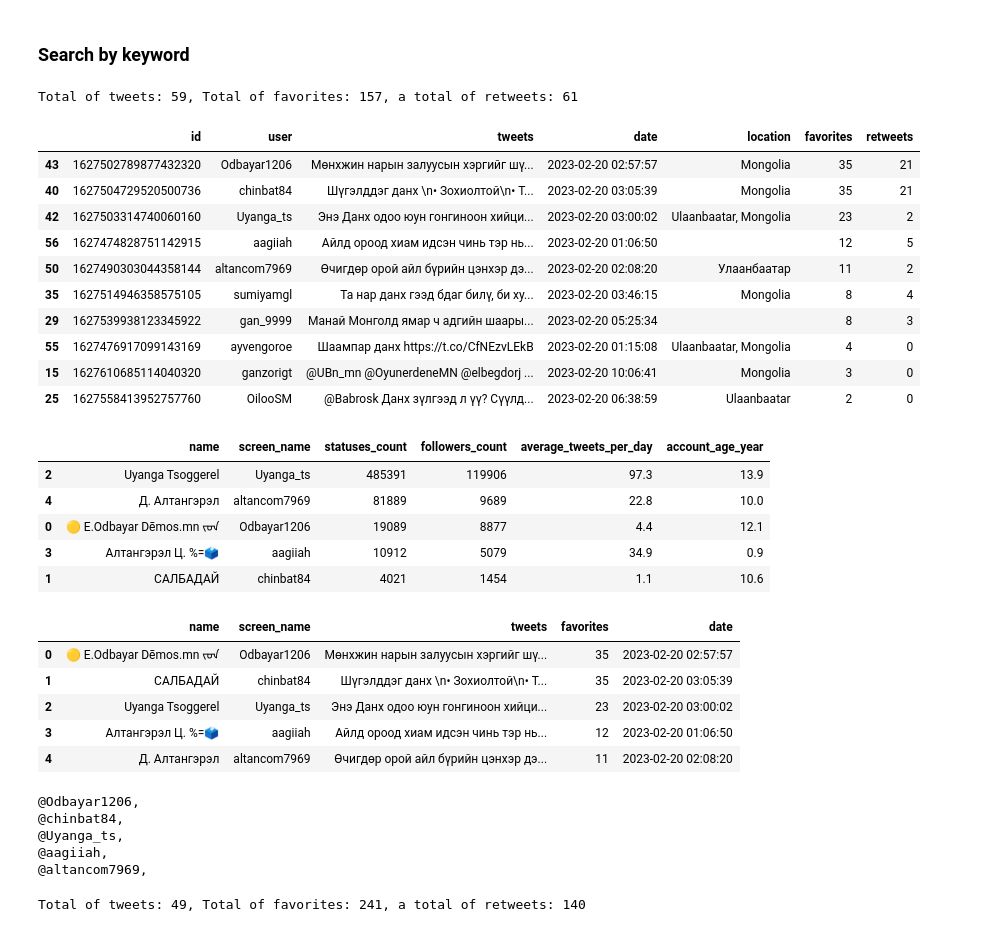
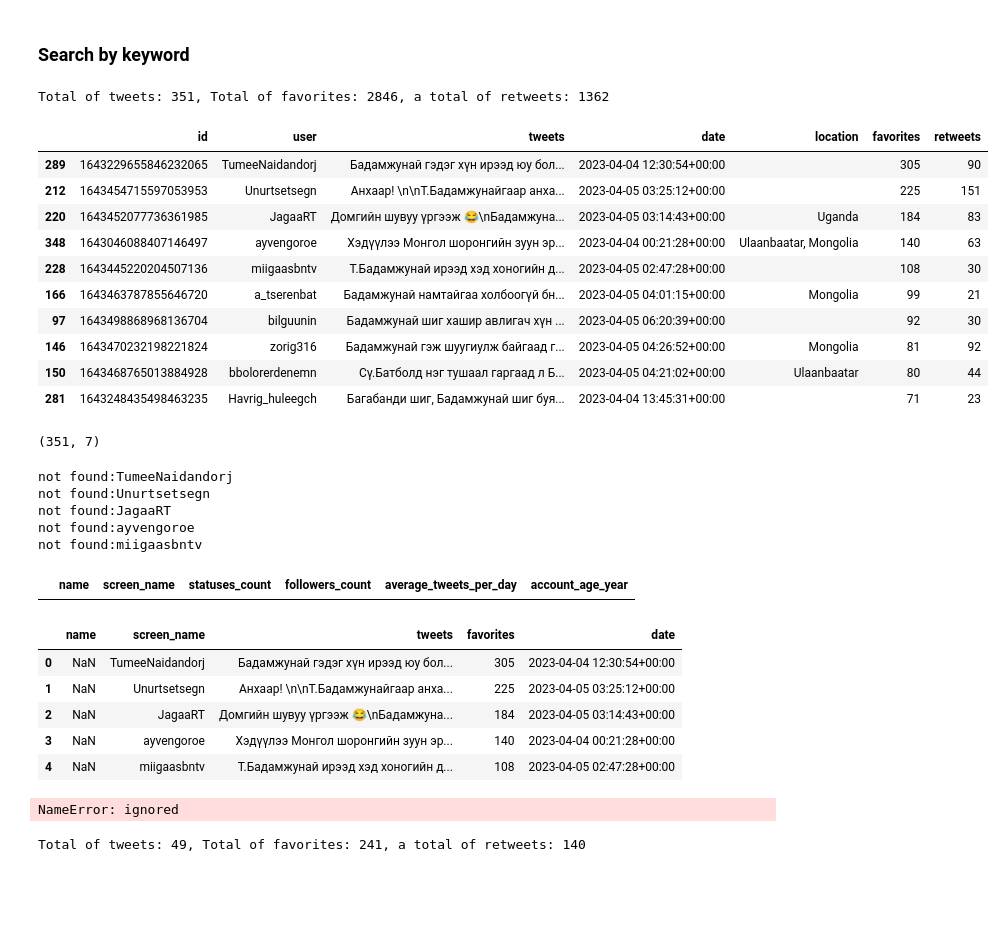
Before and after one commit to byambaa1982/mongol_tweets, a Jupyter notebook: tweets.ipynb, the cells around one changed output. Drawn from its saved outputs; the diff is of its cells as text; code cells hidden in the pictures; blank space fills up the shorter version.

```diff
--- a/tweets.ipynb
+++ b/tweets.ipynb
@@ -92,11 +92,11 @@ def desc_users(account_list):
 def get_tweets_csv(search_words, date_since):
   new_search = search_words + " -filter:retweets"
 
-  tweets = tweepy.Cursor(api.search,
+  tweets = tweepy.Cursor(api.search_tweets,
                               tweet_mode="extended",
                               q=new_search,
                               lang="ru",
-                              since=date_since).items(2000)
+                             ).items(2000)
 
   users_locs = [[tweet.id_str, tweet.user.screen_name, tweet.full_text, tweet.created_at, tweet.user.location
                 ,tweet.favorite_count,tweet.retweet_count] for tweet in tweets]
@@ -392,54 +392,54 @@ plt.show()
 ### Search by keyword
 # %%
 
-DATE="2023-02-20"
-SEARCH_WORD="данх"
+DATE="2023-03-20"
+SEARCH_WORD="Бадамжунай"
 negative = get_tweets_csv(SEARCH_WORD, DATE)
 negative=negative.sort_values("favorites", ascending=False)
 print(f"Total of tweets: {negative.shape[0]}, Total of favorites: {negative.favorites.sum()}, a total of retweets: {negative.retweets.sum()}")
 negative.head(10)
 # %% [output]
-Total of tweets: 59, Total of favorites: 157, a total of retweets: 61
+Total of tweets: 351, Total of favorites: 2846, a total of retweets: 1362
 |  | id | user | tweets | date | location | favorites | retweets |
-| 43 | 1627502789877432320 | Odbayar1206 | Мөнхжин нарын залуусын хэргийг шү... | 2023-02-20 02:57:57 | Mongolia | 35 | 21 |
-| 40 | 1627504729520500736 | chinbat84 | Шүгэлддэг данх \n• Зохиолтой\n• Т... | 2023-02-20 03:05:39 | Mongolia | 35 | 21 |
-| 42 | 1627503314740060160 | Uyanga_ts | Энэ Данх одоо юун гонгиноон хийци... | 2023-02-20 03:00:02 | Ulaanbaatar, Mongolia | 23 | 2 |
-| 56 | 1627474828751142915 | aagiiah | Айлд ороод хиам идсэн чинь тэр нь... | 2023-02-20 01:06:50 |  | 12 | 5 |
-| 50 | 1627490303044358144 | altancom7969 | Өчигдөр орой айл бүрийн цэнхэр дэ... | 2023-02-20 02:08:20 | Улаанбаатар | 11 | 2 |
-| 35 | 1627514946358575105 | sumiyamgl | Та нар данх гээд бдаг билү, би ху... | 2023-02-20 03:46:15 | Mongolia | 8 | 4 |
-| 29 | 1627539938123345922 | gan_9999 | Манай Монголд ямар ч адгийн шаары... | 2023-02-20 05:25:34 |  | 8 | 3 |
-| 55 | 1627476917099143169 | ayvengoroe | Шаампар данх https://t.co/CfNEzvLEkB | 2023-02-20 01:15:08 | Ulaanbaatar, Mongolia | 4 | 0 |
-| 15 | 1627610685114040320 | ganzorigt | @UBn_mn @OyunerdeneMN @elbegdorj ... | 2023-02-20 10:06:41 | Mongolia | 3 | 0 |
-| 25 | 1627558413952757760 | OilooSM | @Babrosk Данх зүлгээд л үү? Сүүлд... | 2023-02-20 06:38:59 | Ulaanbaatar | 2 | 0 |
+| 289 | 1643229655846232065 | TumeeNaidandorj | Бадамжунай гэдэг хүн ирээд юу бол... | 2023-04-04 12:30:54+00:00 |  | 305 | 90 |
+| 212 | 1643454715597053953 | Unurtsetsegn | Анхаар! \n\nТ.Бадамжунайгаар анха... | 2023-04-05 03:25:12+00:00 |  | 225 | 151 |
+| 220 | 1643452077736361985 | JagaaRT | Домгийн шувуу үргээж 😂\nБадамжуна... | 2023-04-05 03:14:43+00:00 | Uganda | 184 | 83 |
+| 348 | 1643046088407146497 | ayvengoroe | Хэдүүлээ Монгол шоронгийн зуун эр... | 2023-04-04 00:21:28+00:00 | Ulaanbaatar, Mongolia | 140 | 63 |
+| 228 | 1643445220204507136 | miigaasbntv | Т.Бадамжунай ирээд хэд хоногийн д... | 2023-04-05 02:47:28+00:00 |  | 108 | 30 |
+| 166 | 1643463787855646720 | a_tserenbat | Бадамжунай намтайгаа холбоогүй бн... | 2023-04-05 04:01:15+00:00 | Mongolia | 99 | 21 |
+| 97 | 1643498868968136704 | bilguunin | Бадамжунай шиг хашир авлигач хүн ... | 2023-04-05 06:20:39+00:00 |  | 92 | 30 |
+| 146 | 1643470232198221824 | zorig316 | Бадамжунай гэж шуугиулж байгаад г... | 2023-04-05 04:26:52+00:00 | Mongolia | 81 | 92 |
+| 150 | 1643468765013884928 | bbolorerdenemn | Сү.Батболд нэг тушаал гаргаад л Б... | 2023-04-05 04:21:02+00:00 | Ulaanbaatar | 80 | 44 |
+| 281 | 1643248435498463235 | Havrig_huleegch | Багабанди шиг, Бадамжунай шиг буя... | 2023-04-04 13:45:31+00:00 |  | 71 | 23 |
+# %%
+negative.shape
+# %% [output]
+(351, 7)
 # %%
 neg_user_stats=get_stats_with_name(negative.head())
 neg_user_stats.sort_values("followers_count", ascending=False)
 # %% [output]
+not found:TumeeNaidandorj
+not found:Unurtsetsegn
+not found:JagaaRT
+not found:ayvengoroe
+not found:miigaasbntv
 |  | name | screen_name | statuses_count | followers_count | average_tweets_per_day | account_age_year |
-| 2 | Uyanga Tsoggerel | Uyanga_ts | 485391 | 119906 | 97.3 | 13.9 |
-| 4 | Д. Алтангэрэл | altancom7969 | 81889 | 9689 | 22.8 | 10.0 |
-| 0 | 🟡 E.Odbayar Dēmos.mn ᠵᠣᠨ | Odbayar1206 | 19089 | 8877 | 4.4 | 12.1 |
-| 3 | Алтангэрэл Ц. %=🗳 | aagiiah | 10912 | 5079 | 34.9 | 0.9 |
-| 1 | САЛБАДАЙ | chinbat84 | 4021 | 1454 | 1.1 | 10.6 |
 # %%
 full_neg=get_name(negative.head(), neg_user_stats)
 # %%
 display_full(full_neg)
 # %% [output]
 |  | name | screen_name | tweets | favorites | date |
-| 0 | 🟡 E.Odbayar Dēmos.mn ᠵᠣᠨ | Odbayar1206 | Мөнхжин нарын залуусын хэргийг шү... | 35 | 2023-02-20 02:57:57 |
-| 1 | САЛБАДАЙ | chinbat84 | Шүгэлддэг данх \n• Зохиолтой\n• Т... | 35 | 2023-02-20 03:05:39 |
-| 2 | Uyanga Tsoggerel | Uyanga_ts | Энэ Данх одоо юун гонгиноон хийци... | 23 | 2023-02-20 03:00:02 |
-| 3 | Алтангэрэл Ц. %=🗳 | aagiiah | Айлд ороод хиам идсэн чинь тэр нь... | 12 | 2023-02-20 01:06:50 |
-| 4 | Д. Алтангэрэл | altancom7969 | Өчигдөр орой айл бүрийн цэнхэр дэ... | 11 | 2023-02-20 02:08:20 |
+| 0 | NaN | TumeeNaidandorj | Бадамжунай гэдэг хүн ирээд юу бол... | 305 | 2023-04-04 12:30:54+00:00 |
+| 1 | NaN | Unurtsetsegn | Анхаар! \n\nТ.Бадамжунайгаар анха... | 225 | 2023-04-05 03:25:12+00:00 |
+| 2 | NaN | JagaaRT | Домгийн шувуу үргээж 😂\nБадамжуна... | 184 | 2023-04-05 03:14:43+00:00 |
+| 3 | NaN | ayvengoroe | Хэдүүлээ Монгол шоронгийн зуун эр... | 140 | 2023-04-04 00:21:28+00:00 |
+| 4 | NaN | miigaasbntv | Т.Бадамжунай ирээд хэд хоногийн д... | 108 | 2023-04-05 02:47:28+00:00 |
 # %%
 print_screen_name(full_neg)
 # %% [output]
-@Odbayar1206,
-@chinbat84,
-@Uyanga_ts,
-@aagiiah,
-@altancom7969,
+NameError: ignored
 # %%
 negative.to_csv(f'negative_{DATE}.csv',index=False)
 # %%
```
Also changed, not shown: parts of 1 cell of this notebook.
